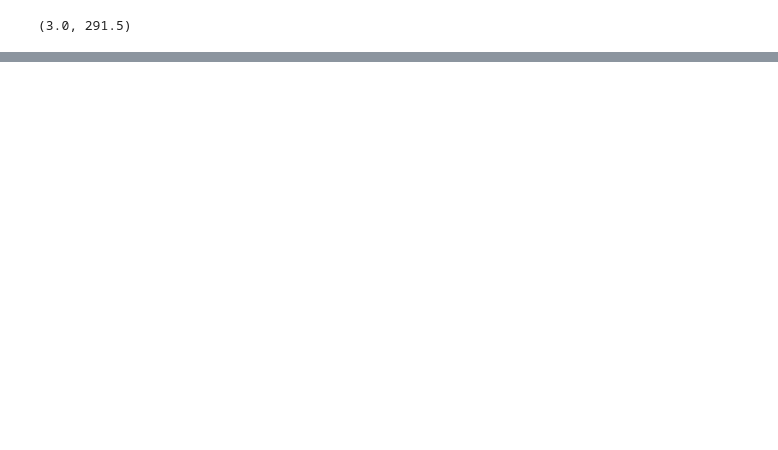
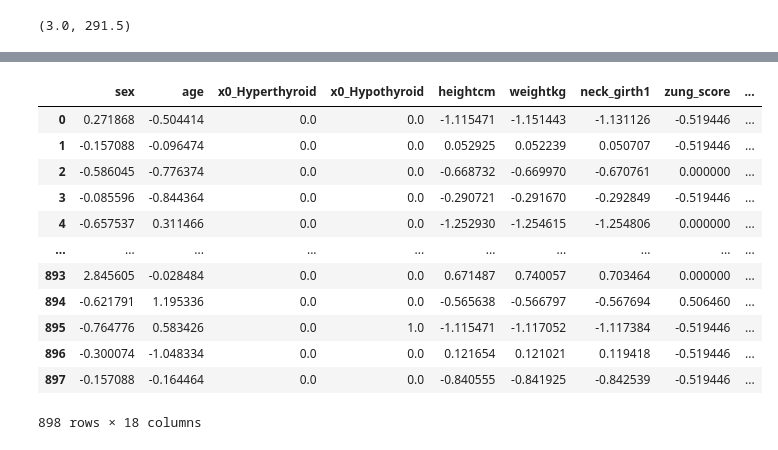
Before and after one commit to pandit-a/dreamteam, a Jupyter notebook: ap_wasobaseline.ipynb, the cells around one changed output, grey strips where cells are left out. Cells and saved outputs as stored; diff of their text form; code cells hidden in the pictures; blank space fills up the shorter version.

```diff
--- a/ap_wasobaseline.ipynb
+++ b/ap_wasobaseline.ipynb
@@ -199,0 +432,4 @@ y_train.min(), y_train.max()
+# %%
+lin = LinearRegression()
+# %%
+lin.fit(Xt1,yt)
@@ -199,0 +484,4 @@ y_train.min(), y_train.max()
+# %%
+sparse = ['sex', 'age', 'x0_Hyperthyroid','x0_Hypothyroid', 'heightcm', 'weightkg', 'neck_girth1', 'zung_score', 'state', 'trait', 'caffeine', 'smoke', 'snore_freq', 'any_cvd', 'asthma_ynd', 'apnea', 'arthritis_ynd', 'neckgirthm' ]
+# %%
+Xs = Xt1[sparse]
@@ -199,0 +503,16 @@ y_train.min(), y_train.max()
+# %%
+Xs
+# %% [output]
+|  | sex | age | x0_Hyperthyroid | x0_Hypothyroid | heightcm | weightkg | neck_girth1 | zung_score | ... |
+| 0 | 0.271868 | -0.504414 | 0.0 | 0.0 | -1.115471 | -1.151443 | -1.131126 | -0.519446 | ... |
+| 1 | -0.157088 | -0.096474 | 0.0 | 0.0 | 0.052925 | 0.052239 | 0.050707 | -0.519446 | ... |
+| 2 | -0.586045 | -0.776374 | 0.0 | 0.0 | -0.668732 | -0.669970 | -0.670761 | 0.000000 | ... |
+| 3 | -0.085596 | -0.844364 | 0.0 | 0.0 | -0.290721 | -0.291670 | -0.292849 | -0.519446 | ... |
+| 4 | -0.657537 | 0.311466 | 0.0 | 0.0 | -1.252930 | -1.254615 | -1.254806 | 0.000000 | ... |
+| ... | ... | ... | ... | ... | ... | ... | ... | ... | ... |
+| 893 | 2.845605 | -0.028484 | 0.0 | 0.0 | 0.671487 | 0.740057 | 0.703464 | 0.000000 | ... |
+| 894 | -0.621791 | 1.195336 | 0.0 | 0.0 | -0.565638 | -0.566797 | -0.567694 | 0.506460 | ... |
+| 895 | -0.764776 | 0.583426 | 0.0 | 1.0 | -1.115471 | -1.117052 | -1.117384 | -0.519446 | ... |
+| 896 | -0.300074 | -1.048334 | 0.0 | 0.0 | 0.121654 | 0.121021 | 0.119418 | -0.519446 | ... |
+| 897 | -0.157088 | -0.164464 | 0.0 | 0.0 | -0.840555 | -0.841925 | -0.842539 | -0.519446 | ... |
+898 rows × 18 columns
```
Also changed, not shown: parts of 62 cells of this notebook.
